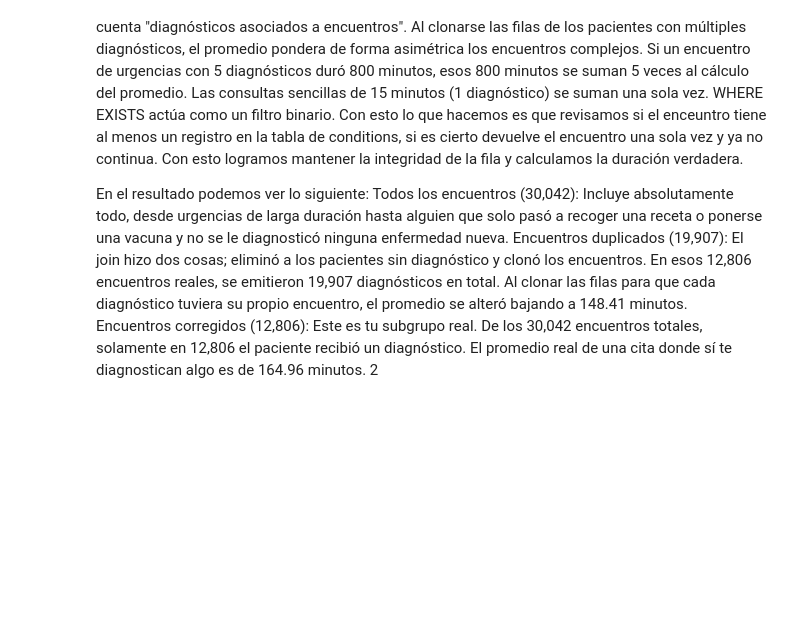
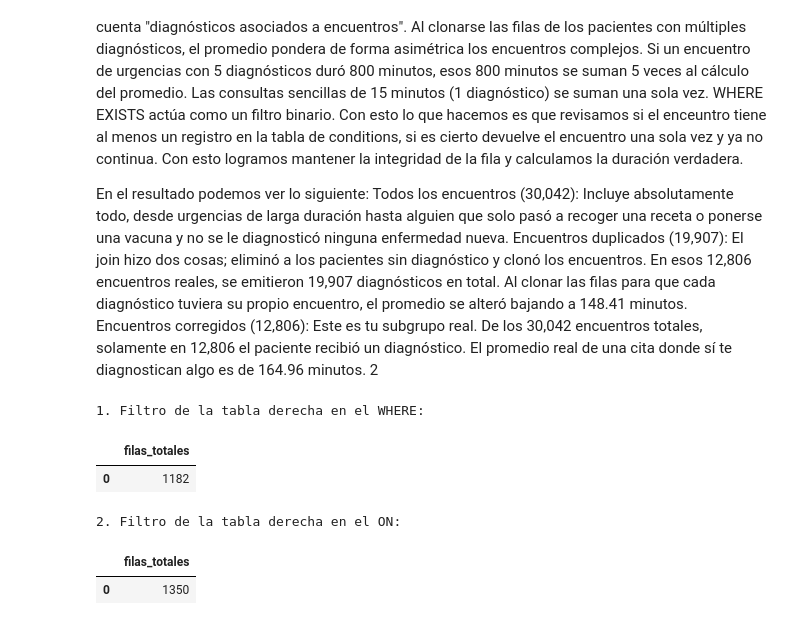
Before and after one commit to Beatjass/curso-ciencia-datos-2027-1, a Jupyter notebook: lab-10/lab_10_duckdb.ipynb, the cells around one changed output. Saved outputs shown, nothing was run; the diff lists cells and outputs as text; code cells hidden in the pictures; blank space fills up the shorter version.

Commit message:
feat: error join, left join, rendimiento con explain analyze y comparativa pandas (acts 7, 8, 9 y 10)

```diff
--- a/lab-10/lab_10_duckdb.ipynb
+++ b/lab-10/lab_10_duckdb.ipynb
@@ -472,3 +472,28 @@ En el resultado podemos ver lo siguiente:
 Todos los encuentros (30,042): Incluye absolutamente todo, desde urgencias de larga duración hasta alguien que solo pasó a recoger una receta o ponerse una vacuna y no se le diagnosticó ninguna enfermedad nueva.
 Encuentros duplicados (19,907): El join hizo dos cosas; eliminó a los pacientes sin diagnóstico y clonó los encuentros. En esos 12,806 encuentros reales, se emitieron 19,907 diagnósticos en total. Al clonar las filas para que cada diagnóstico tuviera su propio encuentro, el promedio se alteró bajando a 148.41 minutos.
 Encuentros corregidos (12,806): Este es tu subgrupo real. De los 30,042 encuentros totales, solamente en 12,806 el paciente recibió un diagnóstico. El promedio real de una cita donde sí te diagnostican algo es de 164.96 minutos.   2
+# %%
+#Actividad 8: La trampa del LEFT JOIN
+#1. Filtro en el WHERE
+print("1. Filtro de la tabla derecha en el WHERE:")
+display(conn.execute("""
+    SELECT COUNT(*) AS filas_totales
+    FROM patients p
+    LEFT JOIN encounters e ON p.Id = e.PATIENT
+    WHERE e.ENCOUNTERCLASS = 'emergency';
+""").df())
+
+#2. Filtro en ON (correcto)
+print("\n2. Filtro de la tabla derecha en el ON:")
+display(conn.execute("""
+    SELECT COUNT(*) AS filas_totales
+    FROM patients p
+    LEFT JOIN encounters e ON p.Id = e.PATIENT AND e.ENCOUNTERCLASS = 'emergency';
+""").df())
+# %% [output]
+1. Filtro de la tabla derecha en el WHERE:
+|  | filas_totales |
+| 0 | 1182 |
+2. Filtro de la tabla derecha en el ON:
+|  | filas_totales |
+| 0 | 1350 |
```
Also changed, not shown: parts of 11 cells of this notebook.
